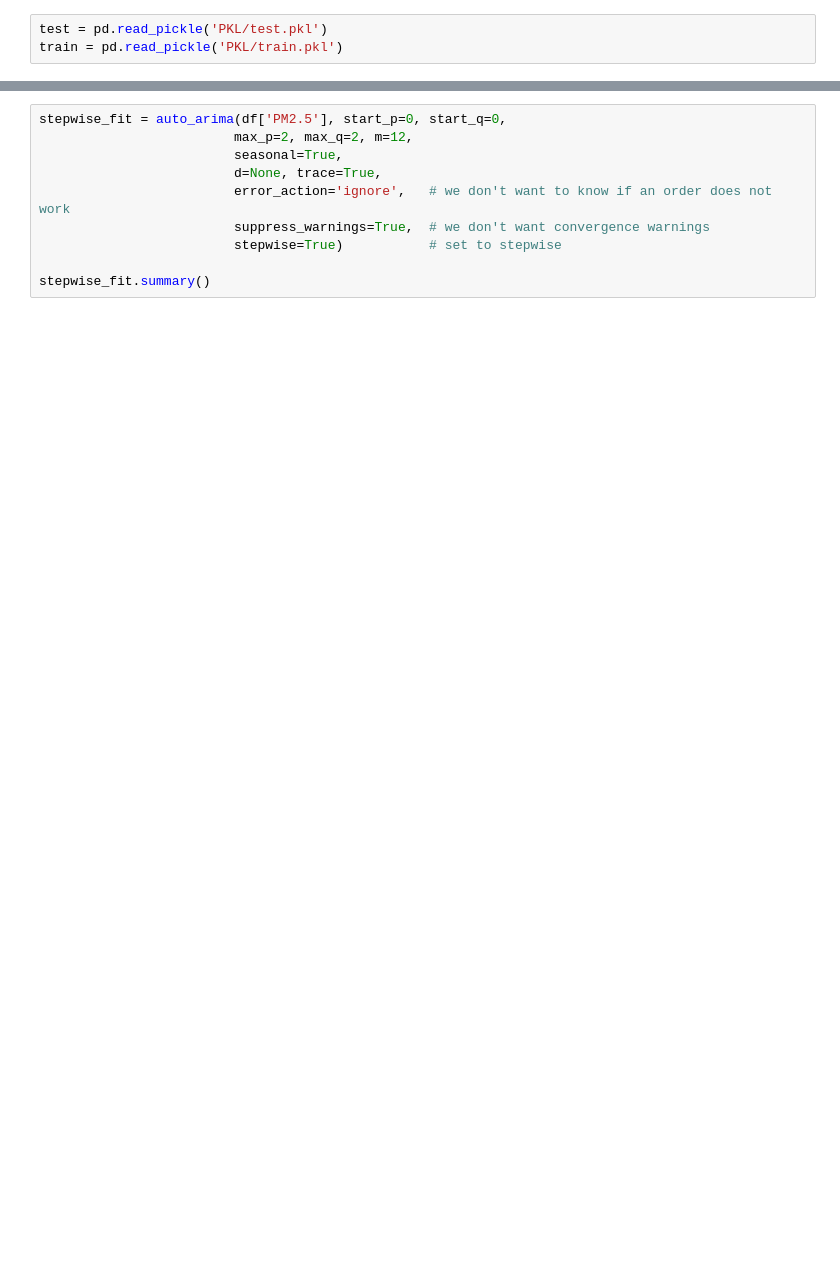
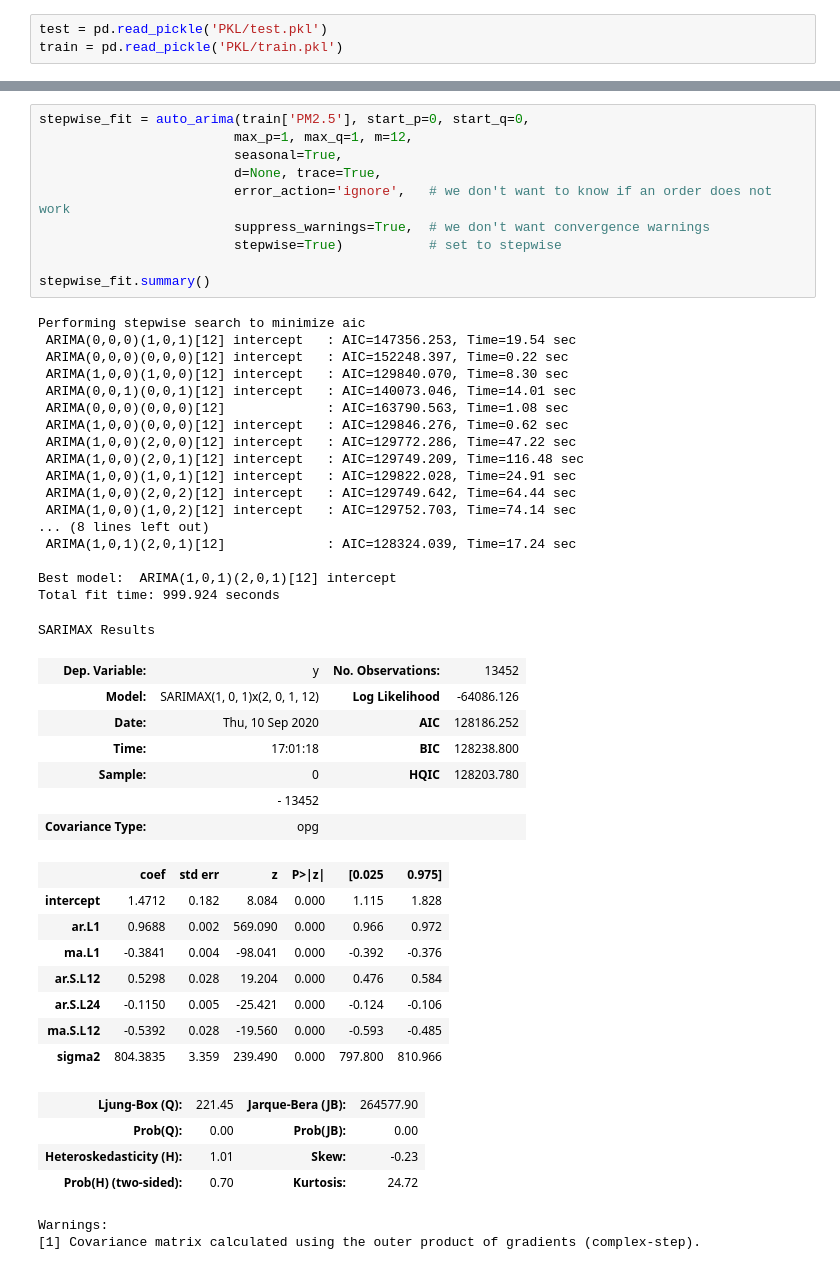
Before and after one commit to dolcikey/TimeSeriesForecasting_BeijingAirQuality, a Jupyter notebook: 03_Modeling.ipynb, the cells around one changed output, grey strips where cells are left out. Cells and saved outputs as stored; diff of their text form; blank space fills up the shorter version.

```diff
--- a/03_Modeling.ipynb
+++ b/03_Modeling.ipynb
@@ -69,12 +72,52 @@ SARIMAX Results
 Warnings:
 [1] Covariance matrix calculated using the outer product of gradients (complex-step).
 # %%
-stepwise_fit = auto_arima(df['PM2.5'], start_p=0, start_q=0,
-                         max_p=2, max_q=2, m=12,
+stepwise_fit = auto_arima(train['PM2.5'], start_p=0, start_q=0,
+                         max_p=1, max_q=1, m=12,
                          seasonal=True,
                          d=None, trace=True,
                          error_action='ignore',   # we don't want to know if an order does not work
                          suppress_warnings=True,  # we don't want convergence warnings
                          stepwise=True)           # set to stepwise
 
 stepwise_fit.summary()
+# %% [output]
+Performing stepwise search to minimize aic
+ ARIMA(0,0,0)(1,0,1)[12] intercept   : AIC=147356.253, Time=19.54 sec
+ ARIMA(0,0,0)(0,0,0)[12] intercept   : AIC=152248.397, Time=0.22 sec
+ ARIMA(1,0,0)(1,0,0)[12] intercept   : AIC=129840.070, Time=8.30 sec
+ ARIMA(0,0,1)(0,0,1)[12] intercept   : AIC=140073.046, Time=14.01 sec
+ ARIMA(0,0,0)(0,0,0)[12]             : AIC=163790.563, Time=1.08 sec
+ ARIMA(1,0,0)(0,0,0)[12] intercept   : AIC=129846.276, Time=0.62 sec
+ ARIMA(1,0,0)(2,0,0)[12] intercept   : AIC=129772.286, Time=47.22 sec
+ ARIMA(1,0,0)(2,0,1)[12] intercept   : AIC=129749.209, Time=116.48 sec
+ ARIMA(1,0,0)(1,0,1)[12] intercept   : AIC=129822.028, Time=24.91 sec
+ ARIMA(1,0,0)(2,0,2)[12] intercept   : AIC=129749.642, Time=64.44 sec
+ ARIMA(1,0,0)(1,0,2)[12] intercept   : AIC=129752.703, Time=74.14 sec
+... (8 lines left out)
+ ARIMA(1,0,1)(2,0,1)[12]             : AIC=128324.039, Time=17.24 sec
+
+Best model:  ARIMA(1,0,1)(2,0,1)[12] intercept
+Total fit time: 999.924 seconds
+SARIMAX Results
+| Dep. Variable: | y | No. Observations: | 13452 |
+| Model: | SARIMAX(1, 0, 1)x(2, 0, 1, 12) | Log Likelihood | -64086.126 |
+| Date: | Thu, 10 Sep 2020 | AIC | 128186.252 |
+| Time: | 17:01:18 | BIC | 128238.800 |
+| Sample: | 0 | HQIC | 128203.780 |
+|  | - 13452 |  |  |
+| Covariance Type: | opg |  |  |
+|  | coef | std err | z | P>|z| | [0.025 | 0.975] |
+| intercept | 1.4712 | 0.182 | 8.084 | 0.000 | 1.115 | 1.828 |
+| ar.L1 | 0.9688 | 0.002 | 569.090 | 0.000 | 0.966 | 0.972 |
+| ma.L1 | -0.3841 | 0.004 | -98.041 | 0.000 | -0.392 | -0.376 |
+| ar.S.L12 | 0.5298 | 0.028 | 19.204 | 0.000 | 0.476 | 0.584 |
+| ar.S.L24 | -0.1150 | 0.005 | -25.421 | 0.000 | -0.124 | -0.106 |
+| ma.S.L12 | -0.5392 | 0.028 | -19.560 | 0.000 | -0.593 | -0.485 |
+| sigma2 | 804.3835 | 3.359 | 239.490 | 0.000 | 797.800 | 810.966 |
+| Ljung-Box (Q): | 221.45 | Jarque-Bera (JB): | 264577.90 |
+| Prob(Q): | 0.00 | Prob(JB): | 0.00 |
+| Heteroskedasticity (H): | 1.01 | Skew: | -0.23 |
+| Prob(H) (two-sided): | 0.70 | Kurtosis: | 24.72 |
+Warnings:
+[1] Covariance matrix calculated using the outer product of gradients (complex-step).
```
Also changed, not shown: parts of 16 cells of this notebook, 11 other files.
